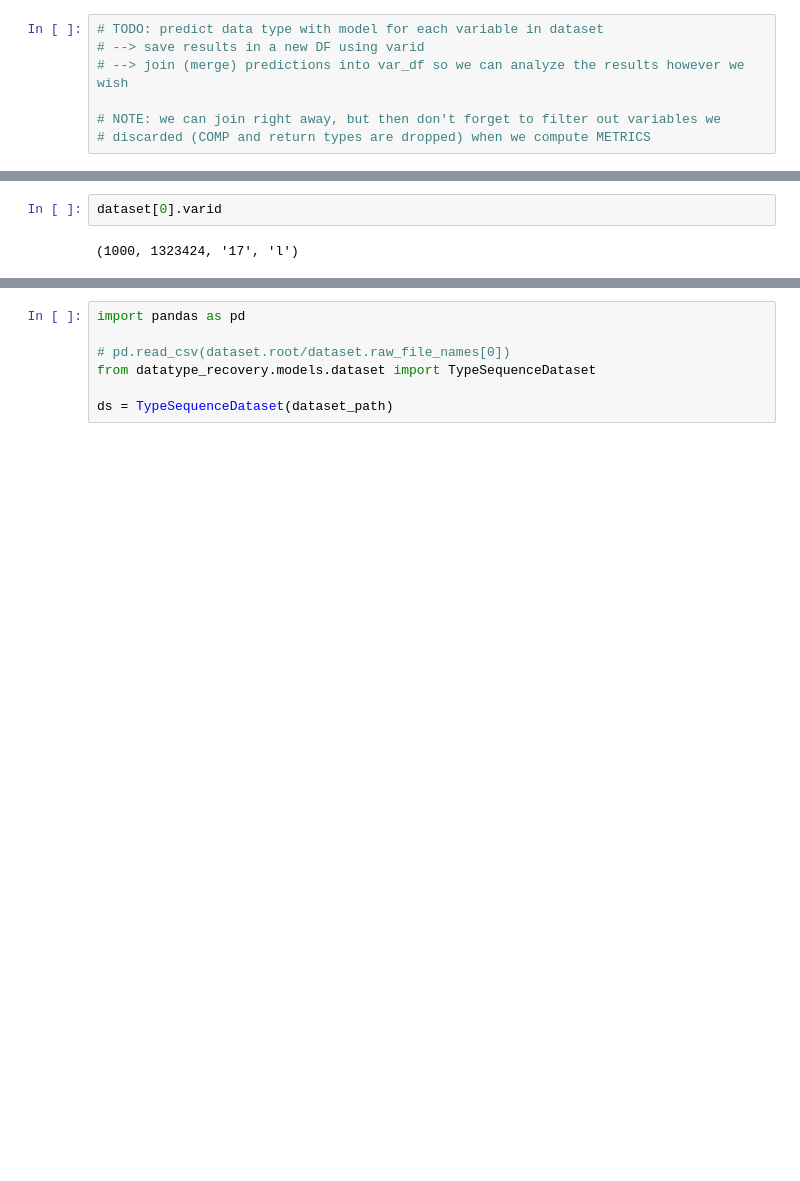
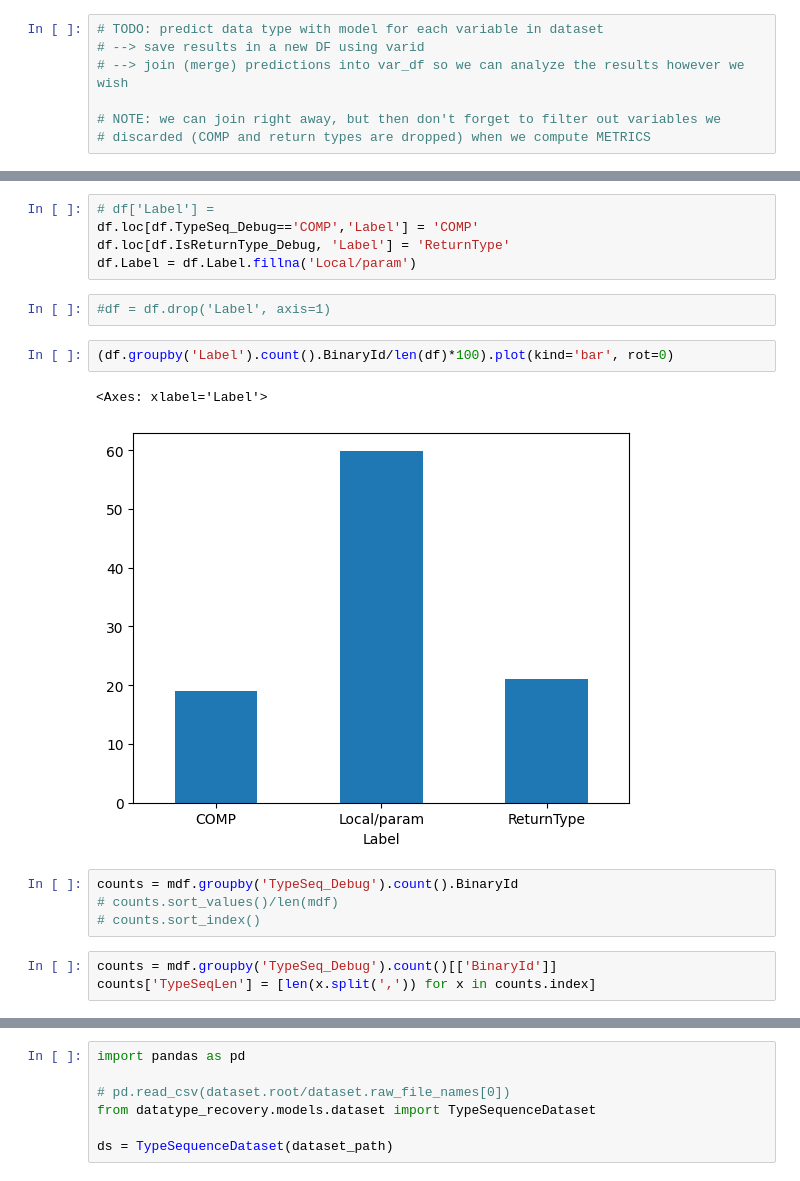
Before and after one commit to lasserre/datatype-recovery-experiments, a Jupyter notebook: notebooks/eval.ipynb, the cells around one changed output, grey strips where cells are left out. Cells and saved outputs as stored; diff of their text form; blank space fills up the shorter version.

```diff
--- a/notebooks/eval.ipynb
+++ b/notebooks/eval.ipynb
@@ -202,4 +232,19 @@ len(df[(df.TypeSeq_Debug!='COMP')&(~df.IsReturnType_Debug)])
-# %%
-dataset[0].varid
-# %% [output]
-(1000, 1323424, '17', 'l')
+# %%
+# df['Label'] =
+df.loc[df.TypeSeq_Debug=='COMP','Label'] = 'COMP'
+df.loc[df.IsReturnType_Debug, 'Label'] = 'ReturnType'
+df.Label = df.Label.fillna('Local/param')
+# %%
+#df = df.drop('Label', axis=1)
+# %%
+(df.groupby('Label').count().BinaryId/len(df)*100).plot(kind='bar', rot=0)
+# %% [output]
+<Axes: xlabel='Label'>
+[figure, added]
+# %%
+counts = mdf.groupby('TypeSeq_Debug').count().BinaryId
+# counts.sort_values()/len(mdf)
+# counts.sort_index()
+# %%
+counts = mdf.groupby('TypeSeq_Debug').count()[['BinaryId']]
+counts['TypeSeqLen'] = [len(x.split(',')) for x in counts.index]
```
Also changed, not shown: parts of 22 cells of this notebook, 7 other files.
